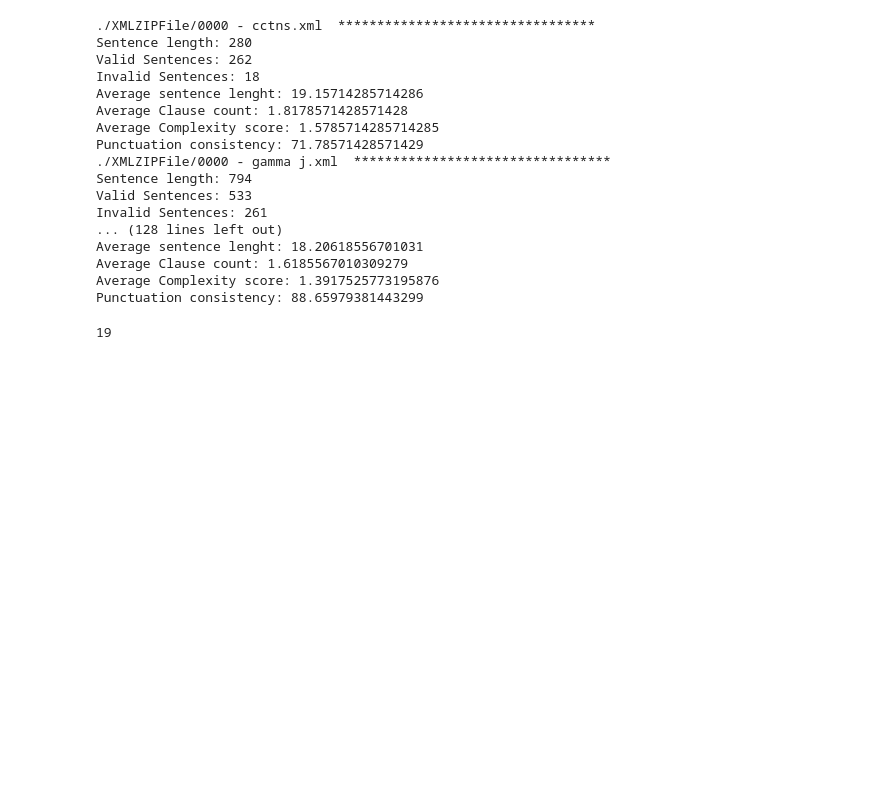
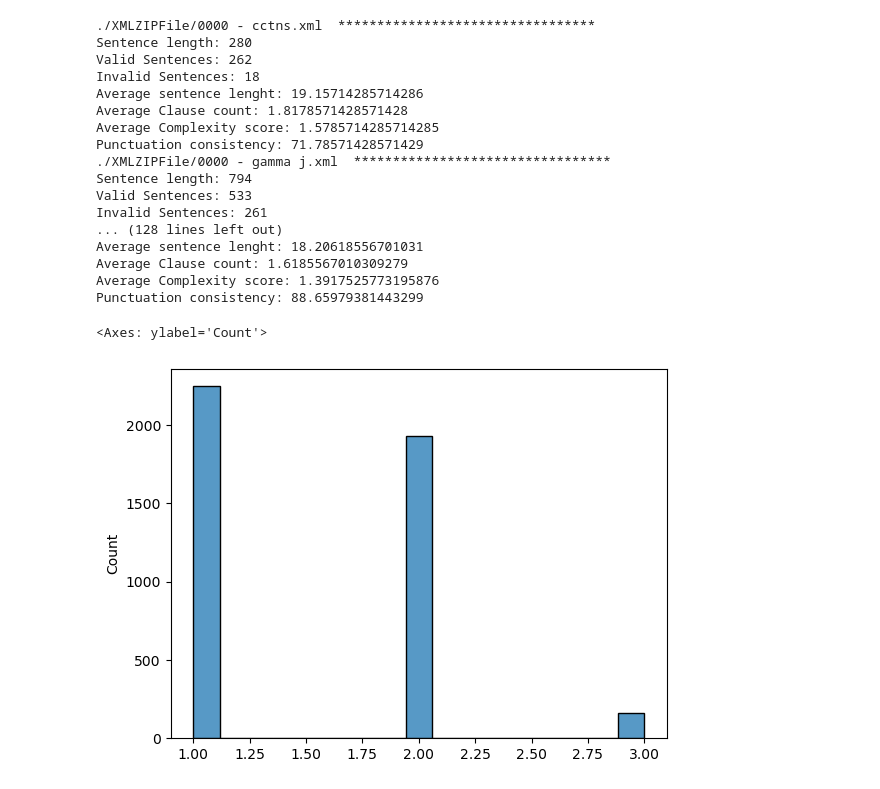
Before and after one commit to anagh555i/NLP_sentence_analysis, a Jupyter notebook: Main.ipynb, the cells around one changed output. Saved outputs shown, nothing was run; the diff lists cells and outputs as text; code cells hidden in the pictures; blank space fills up the shorter version.

```diff
--- a/Main.ipynb
+++ b/Main.ipynb
@@ -300,7 +308,27 @@ Average Clause count: 1.6185567010309279
 Average Complexity score: 1.3917525773195876
 Punctuation consistency: 88.65979381443299
 # %%
-lst = [1,3,3,3,4,5]
-print(sum(lst))
+raw_data = []
+
+newdf = pd.read_csv("output.csv")
+
+sent_lens=[]
+clause_counts = []
+isValid = []
+complexities = []
+inconsistent_punct = []
+
+for s in newdf["model_output"]:
+    inf = la.analyseSent(str(s))
+    isValid.append(inf["isValid"])
+    if(inf["isValid"]==False) : continue
+    sent_lens.append(inf["sent_len"])
+    clause_counts.append(inf["clause_count"])
+    complexities.append(Cmap[inf["Complexity"]])
+    if(len(inf["inconsistent_punct"])>0):
+        inconsistent_punct.append(1)
-# %% [output]
-19
+# %%
+sb.histplot(complexities)
+# %% [output]
+<Axes: ylabel='Count'>
+[figure, added]
```
Also changed, not shown: parts of 8 cells of this notebook, 1 other file.
